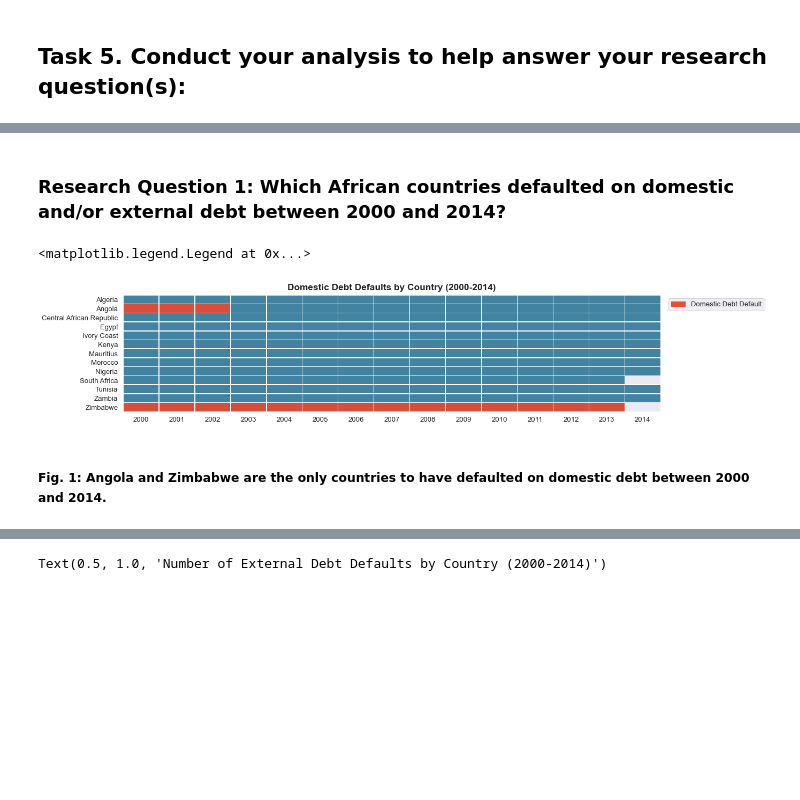
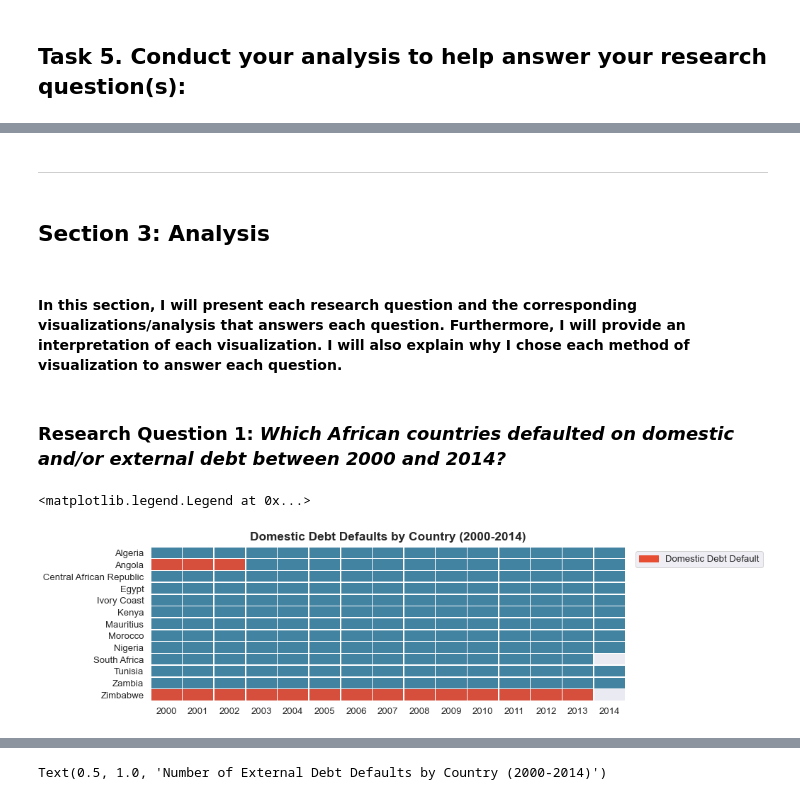
Before and after one commit to data301-2020-winter1/course-project-solo_319, a Jupyter notebook: analysis/milestone2part2.ipynb, the cells around one changed output, grey strips where cells are left out. Drawn from its saved outputs; the diff is of its cells as text; code cells hidden in the pictures; blank space fills up the shorter version.

```diff
--- a/analysis/milestone2part2.ipynb
+++ b/analysis/milestone2part2.ipynb
@@ -183,16 +245,21 @@ Text(0.5, 1.0, 'Countries by External Debt Default Since 2000 (Where 1 = Default
+# %% [markdown]
+---
+# %% [markdown]
+## **Section 3: Analysis**
+# %% [markdown]
+#### In this section, I will present each research question and the corresponding visualizations/analysis that answers each question. Furthermore, I will provide an interpretation of each visualization. I will also explain why I chose each method of visualization to answer each question.
 # %% [markdown]
-### **Research Question 1:** Which African countries defaulted on domestic and/or external debt between 2000 and 2014?
+### **Research Question 1:** *Which African countries defaulted on domestic and/or external debt between 2000 and 2014?*
 # %%
 import matplotlib.patches as mpatches
 df3 = df.pivot("country", "year", "domestic_debt_in_default")
+plt.figure(figsize=(12,4))
 sns.heatmap(df3, vmin=0, vmax=1, linewidths=0.5, cbar=False, cmap=sns.diverging_palette(230, 16, l=52, center="dark", as_cmap=True))
 plt.ylabel('')
 plt.xlabel('')
 plt.title('Domestic Debt Defaults by Country (2000-2014)', fontsize='large', fontweight='bold', va='bottom')
 red_patch = mpatches.Patch(color=[0.9,0.3,0.2], label='Domestic Debt Default')
-plt.legend(bbox_to_anchor=(1.20, 1),handles=[red_patch])
+plt.legend(bbox_to_anchor=(1.3, 1),handles=[red_patch])
 # %% [output]
 <matplotlib.legend.Legend at 0x...>
-[figure, old version]
+[figure, new version]
-# %% [markdown]
-##### Fig. 1: Angola and Zimbabwe are the only countries to have defaulted on domestic debt between 2000 and 2014.
```
Also changed, not shown: parts of 35 cells of this notebook, 1 other file.
